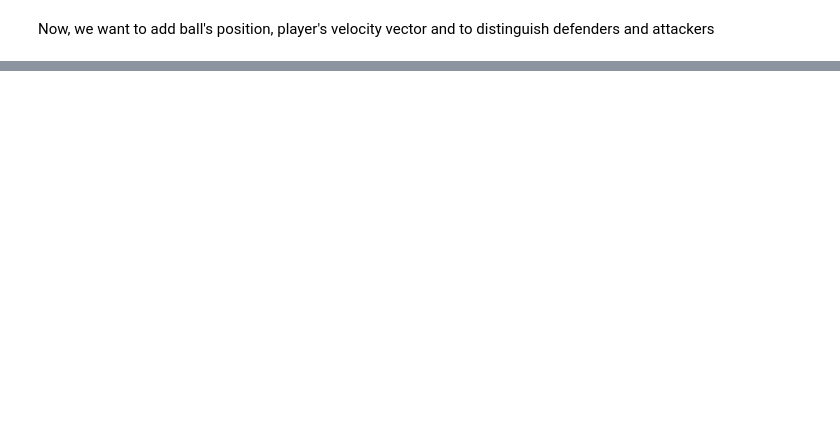
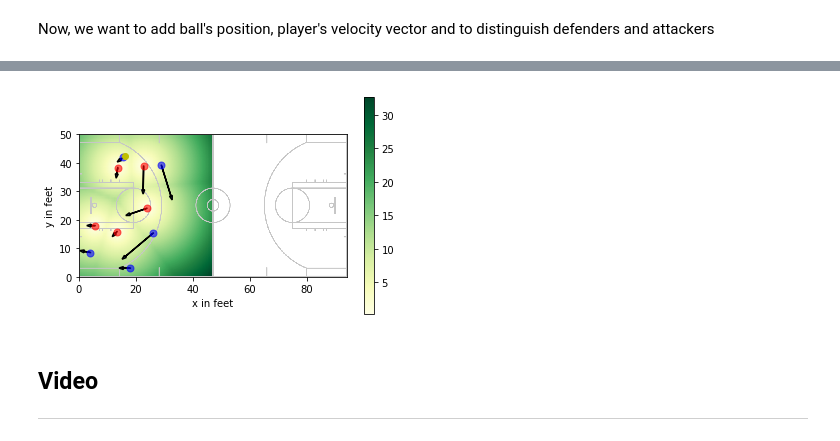
Before and after one commit to AmigoCap/MecaSportCo, a Jupyter notebook: Notebooks/1_Introduction_Space_occupation.ipynb, the cells around one changed output, grey strips where cells are left out. Drawn from its saved outputs; the diff is of its cells as text; code cells hidden in the pictures; blank space fills up the shorter version.

```diff
--- a/Notebooks/1_Introduction_Space_occupation.ipynb
+++ b/Notebooks/1_Introduction_Space_occupation.ipynb
@@ -41,0 +43,14 @@ def
+# %%
+def players_ball_speed_position(event,moment1,moment2):
+    team1,team2,ball =[],[],[]
+
+    dt=0.04
+
+    for i in range(11) :
+        if i==0:
+            ball=[np.array(moment1[i][2:4]),np.array([(moment2[i][2]-moment1[i][2])/dt,(moment2[i][3]-moment1[i][3])/dt])]
+        if 6<=i<=11:
+            team2.append([np.array(moment1[i][2:4]),np.array([(moment2[i][2]-moment1[i][2])/dt,(moment2[i][3]-moment1[i][3])/dt])])
+        if 1<=i<=5:
+            team1.append([np.array(moment1[i][2:4]),np.array([(moment2[i][2]-moment1[i][2])/dt,(moment2[i][3]-moment1[i][3])/dt])])
+    return(team1,team2,ball)
@@ -41,0 +298,7 @@ def
+# %%
+print_court_free_space(0,25,1,n=50,p=47)
+# %% [output]
+[figure, added]
+# %% [markdown]
+## Video
+----
```
Also changed, not shown: parts of 15 cells of this notebook, 2 other files.
